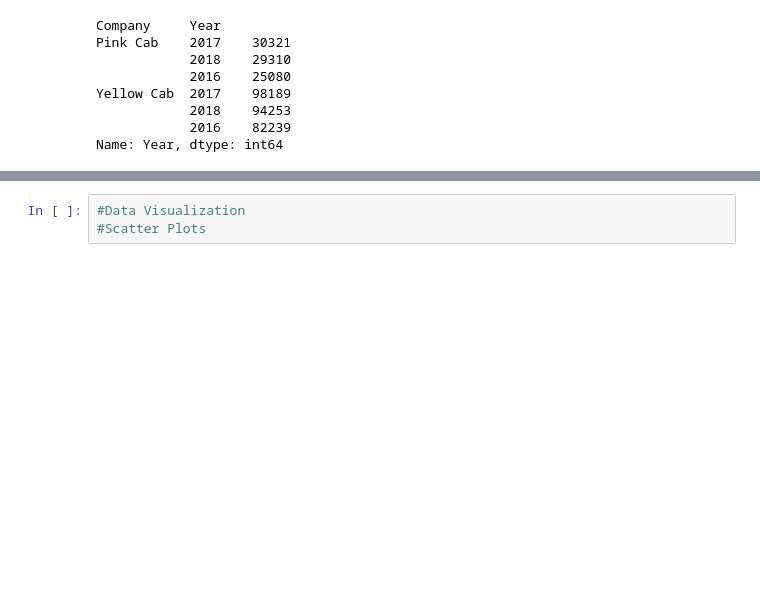
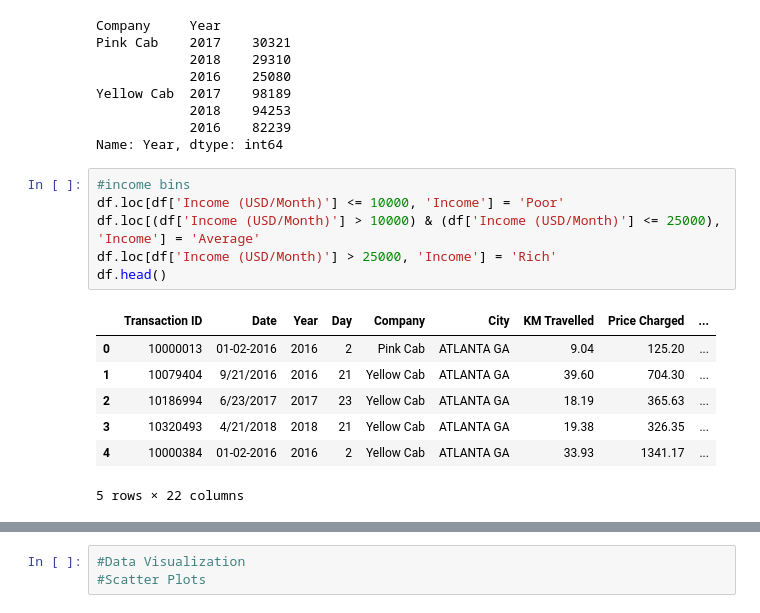
Before and after one commit to amshumannsingh/Data_Glacier1, a Jupyter notebook: Week 2/Cab Data EDA.ipynb, the cells around one changed output, grey strips where cells are left out. Cells and saved outputs as stored; diff of their text form; blank space fills up the shorter version.

```diff
--- a/Week 2/Cab Data EDA.ipynb
+++ b/Week 2/Cab Data EDA.ipynb
@@ -628,3 +628,17 @@ Yellow Cab  2017    98189
             2018    94253
             2016    82239
 Name: Year, dtype: int64
+# %%
+#income bins
+df.loc[df['Income (USD/Month)'] <= 10000, 'Income'] = 'Poor'
+df.loc[(df['Income (USD/Month)'] > 10000) & (df['Income (USD/Month)'] <= 25000), 'Income'] = 'Average'
+df.loc[df['Income (USD/Month)'] > 25000, 'Income'] = 'Rich'
+df.head()
+# %% [output]
+|  | Transaction ID | Date | Year | Day | Company | City | KM Travelled | Price Charged | ... |
+| 0 | 10000013 | 01-02-2016 | 2016 | 2 | Pink Cab | ATLANTA GA | 9.04 | 125.20 | ... |
+| 1 | 10079404 | 9/21/2016 | 2016 | 21 | Yellow Cab | ATLANTA GA | 39.60 | 704.30 | ... |
+| 2 | 10186994 | 6/23/2017 | 2017 | 23 | Yellow Cab | ATLANTA GA | 18.19 | 365.63 | ... |
+| 3 | 10320493 | 4/21/2018 | 2018 | 21 | Yellow Cab | ATLANTA GA | 19.38 | 326.35 | ... |
+| 4 | 10000384 | 01-02-2016 | 2016 | 2 | Yellow Cab | ATLANTA GA | 33.93 | 1341.17 | ... |
+5 rows × 22 columns
```
Also changed, not shown: parts of 15 cells of this notebook.
